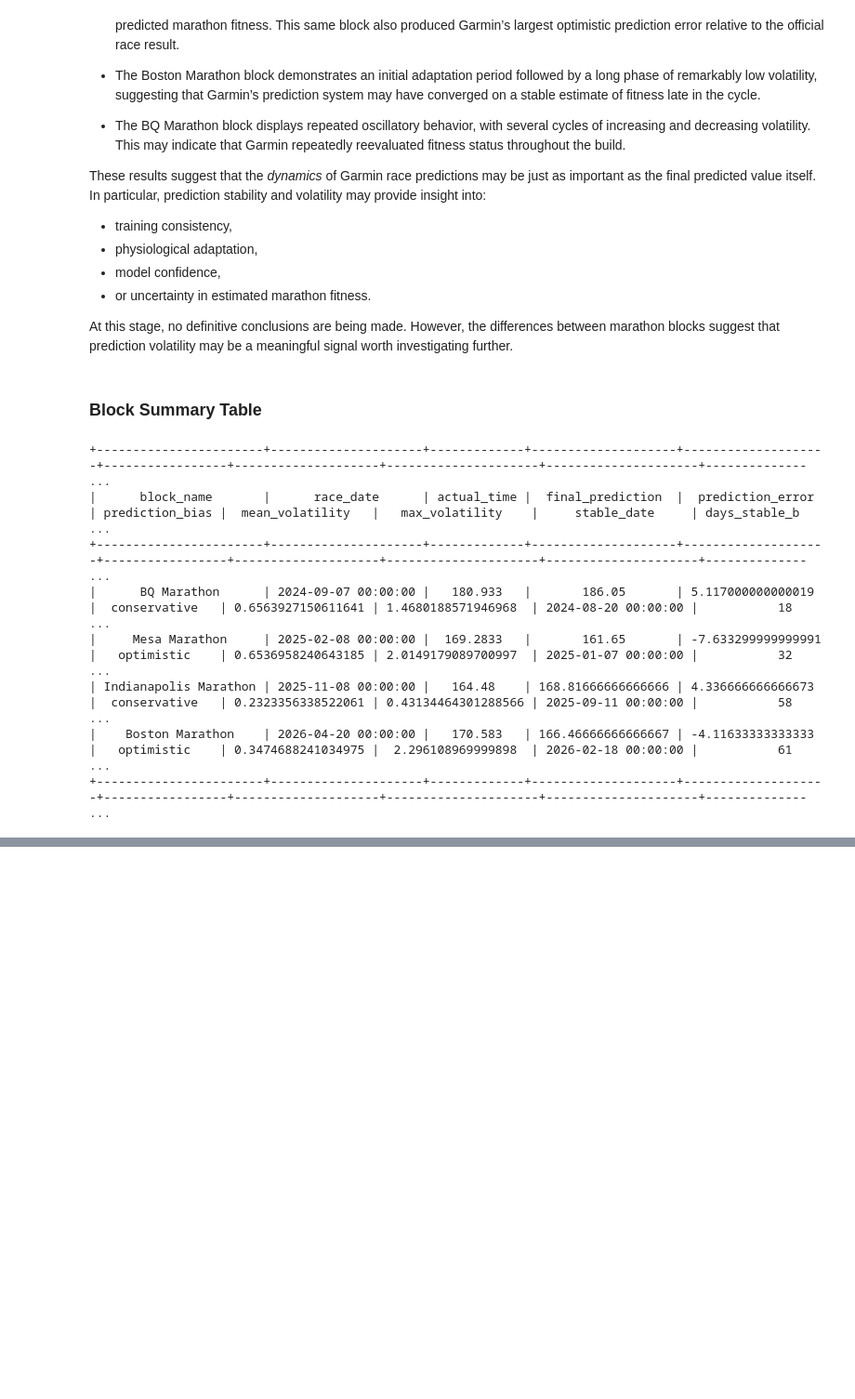
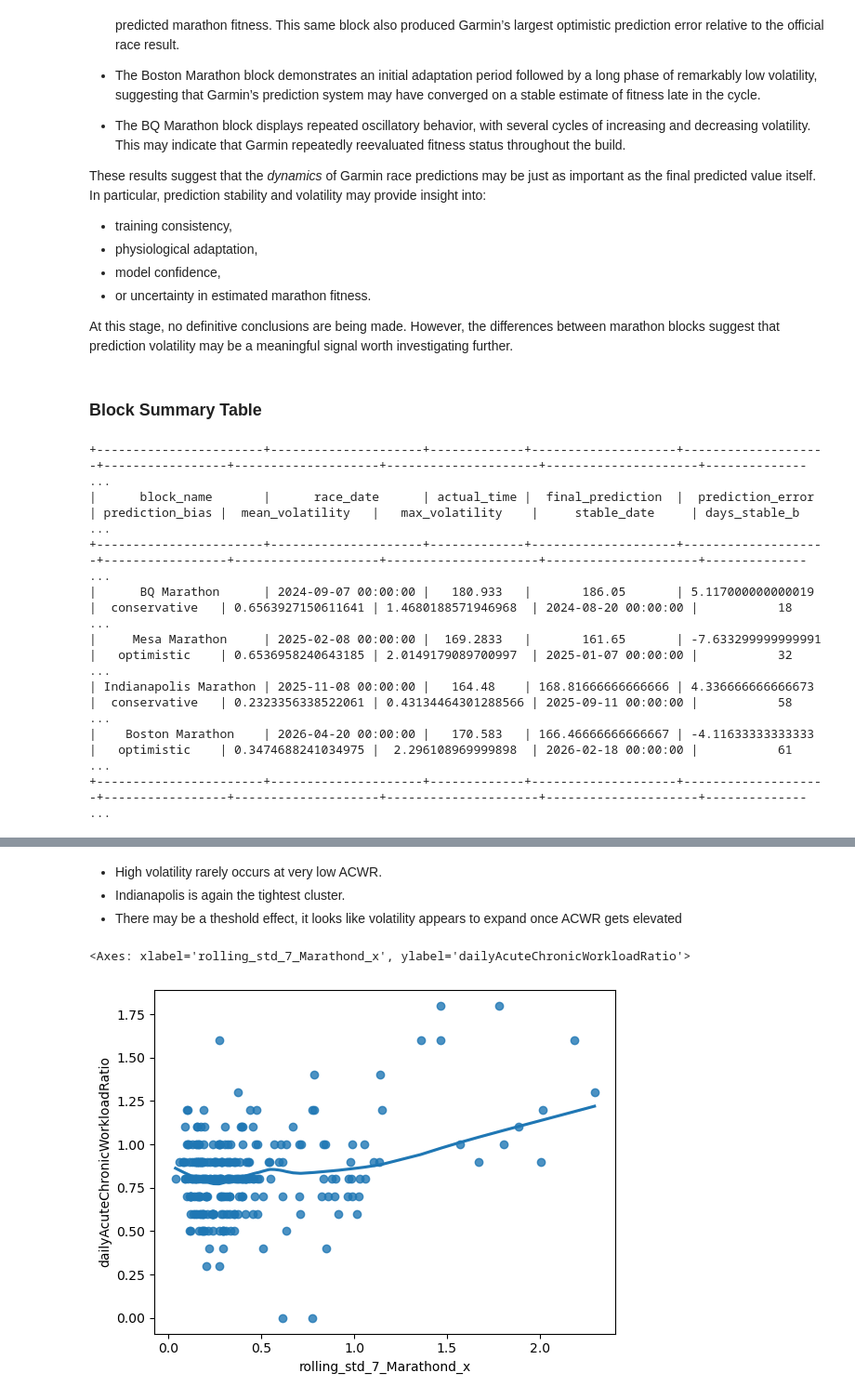
Before and after one commit to herreram22/endurance-performance-project, a Jupyter notebook: notebooks/08_prediction_analysis.ipynb, the cells around one changed output, grey strips where cells are left out. Shown at 93% size. Drawn from its saved outputs; the diff is of its cells as text; code cells hidden in the pictures; blank space fills up the shorter version.

```diff
--- a/notebooks/08_prediction_analysis.ipynb
+++ b/notebooks/08_prediction_analysis.ipynb
@@ -786,0 +871,14 @@ print(table)
+# %% [markdown]
+- High volatility rarely occurs at very low ACWR.
+- Indianapolis is again the tightest cluster.
+- There may be a theshold effect, it looks like volatility appears to expand once ACWR gets elevated
+# %%
+sns.regplot(
+    data=all_marathons_df,
+    x="rolling_std_7_Marathond_x",
+    y="dailyAcuteChronicWorkloadRatio",
+    lowess=True
+)
+# %% [output]
+<Axes: xlabel='rolling_std_7_Marathond_x', ylabel='dailyAcuteChronicWorkloadRatio'>
+[figure, added]
```
Also changed, not shown: parts of 27 cells of this notebook, 4 other files.
